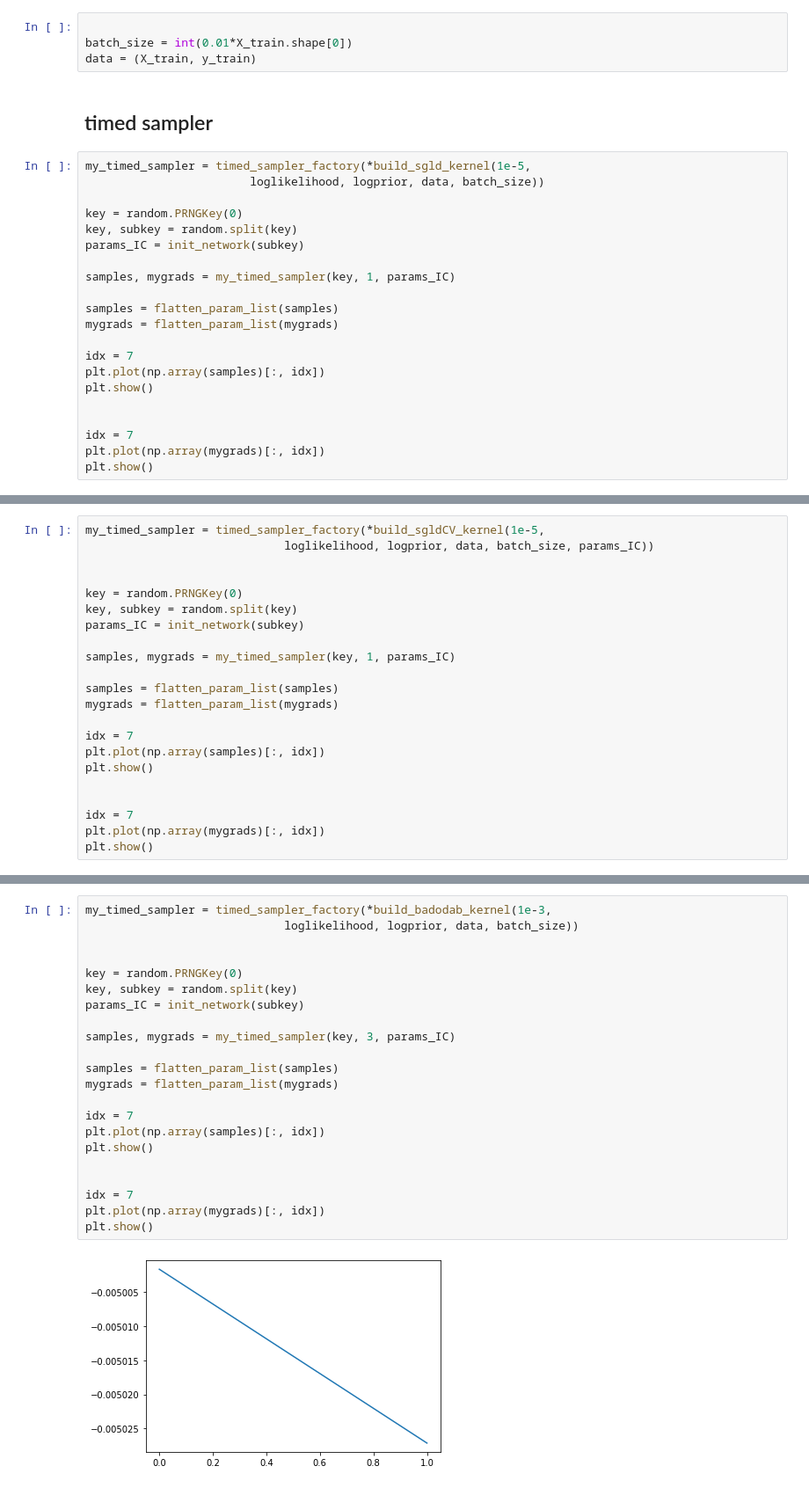
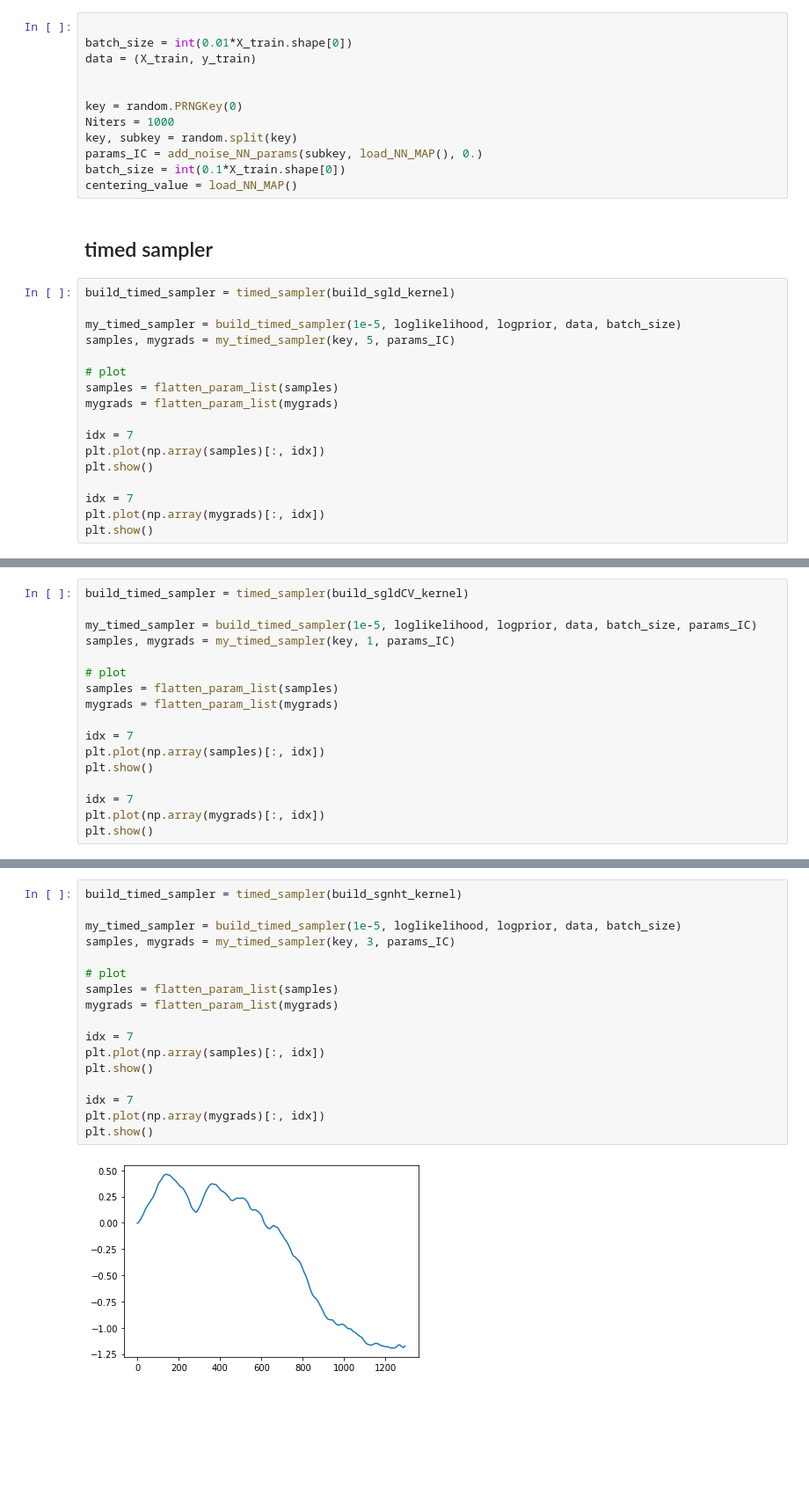
Before and after one commit to jeremiecoullon/SGMCMC_bandit_tuning, a Jupyter notebook: experiments/NN_timed_samplers.ipynb, the cells around one changed output, grey strips where cells are left out. Shown at 88% size. Drawn from its saved outputs; the diff is of its cells as text; blank space fills up the shorter version.

```diff
--- a/experiments/NN_timed_samplers.ipynb
+++ b/experiments/NN_timed_samplers.ipynb
@@ -21,18 +22,23 @@ WARNING:absl:No GPU/TPU found, falling back to CPU. (Set TF_CPP_MIN_LOG_LEVEL=0
 
 batch_size = int(0.01*X_train.shape[0])
 data = (X_train, y_train)
+
+
+key = random.PRNGKey(0)
+Niters = 1000
+key, subkey = random.split(key)
+params_IC = add_noise_NN_params(subkey, load_NN_MAP(), 0.)
+batch_size = int(0.1*X_train.shape[0])
+centering_value = load_NN_MAP()
 # %% [markdown]
 ## timed sampler
 # %%
-my_timed_sampler = timed_sampler_factory(*build_sgld_kernel(1e-5,
-                        loglikelihood, logprior, data, batch_size))
+build_timed_sampler = timed_sampler(build_sgld_kernel)
 
-key = random.PRNGKey(0)
-key, subkey = random.split(key)
-params_IC = init_network(subkey)
+my_timed_sampler = build_timed_sampler(1e-5, loglikelihood, logprior, data, batch_size)
+samples, mygrads = my_timed_sampler(key, 5, params_IC)
 
-samples, mygrads = my_timed_sampler(key, 1, params_IC)
-
+# plot
 samples = flatten_param_list(samples)
 mygrads = flatten_param_list(mygrads)
 
@@ -40,7 +46,6 @@ idx = 7
 plt.plot(np.array(samples)[:, idx])
 plt.show()
 
-
 idx = 7
 plt.plot(np.array(mygrads)[:, idx])
 plt.show()
@@ -50,14 +55,10 @@ plt.show()
 # %%
-my_timed_sampler = timed_sampler_factory(*build_sgldCV_kernel(1e-5,
-                             loglikelihood, logprior, data, batch_size, params_IC))
+build_timed_sampler = timed_sampler(build_sgldCV_kernel)
 
-
-key = random.PRNGKey(0)
-key, subkey = random.split(key)
-params_IC = init_network(subkey)
-
+my_timed_sampler = build_timed_sampler(1e-5, loglikelihood, logprior, data, batch_size, params_IC)
 samples, mygrads = my_timed_sampler(key, 1, params_IC)
 
+# plot
 samples = flatten_param_list(samples)
 mygrads = flatten_param_list(mygrads)
 
@@ -65,7 +66,6 @@ idx = 7
 plt.plot(np.array(samples)[:, idx])
 plt.show()
 
-
 idx = 7
 plt.plot(np.array(mygrads)[:, idx])
 plt.show()
@@ -75,24 +75,19 @@ plt.show()
 # %%
-my_timed_sampler = timed_sampler_factory(*build_badodab_kernel(1e-3,
-                             loglikelihood, logprior, data, batch_size))
+build_timed_sampler = timed_sampler(build_sgnht_kernel)
 
-
-key = random.PRNGKey(0)
-key, subkey = random.split(key)
-params_IC = init_network(subkey)
-
+my_timed_sampler = build_timed_sampler(1e-5, loglikelihood, logprior, data, batch_size)
 samples, mygrads = my_timed_sampler(key, 3, params_IC)
 
+# plot
 samples = flatten_param_list(samples)
 mygrads = flatten_param_list(mygrads)
 
 idx = 7
 plt.plot(np.array(samples)[:, idx])
 plt.show()
 
-
 idx = 7
 plt.plot(np.array(mygrads)[:, idx])
 plt.show()
 # %% [output]
-[figure, old version]
+[figure, new version]
```
Also changed, not shown: parts of 6 cells of this notebook, 13 other files.
